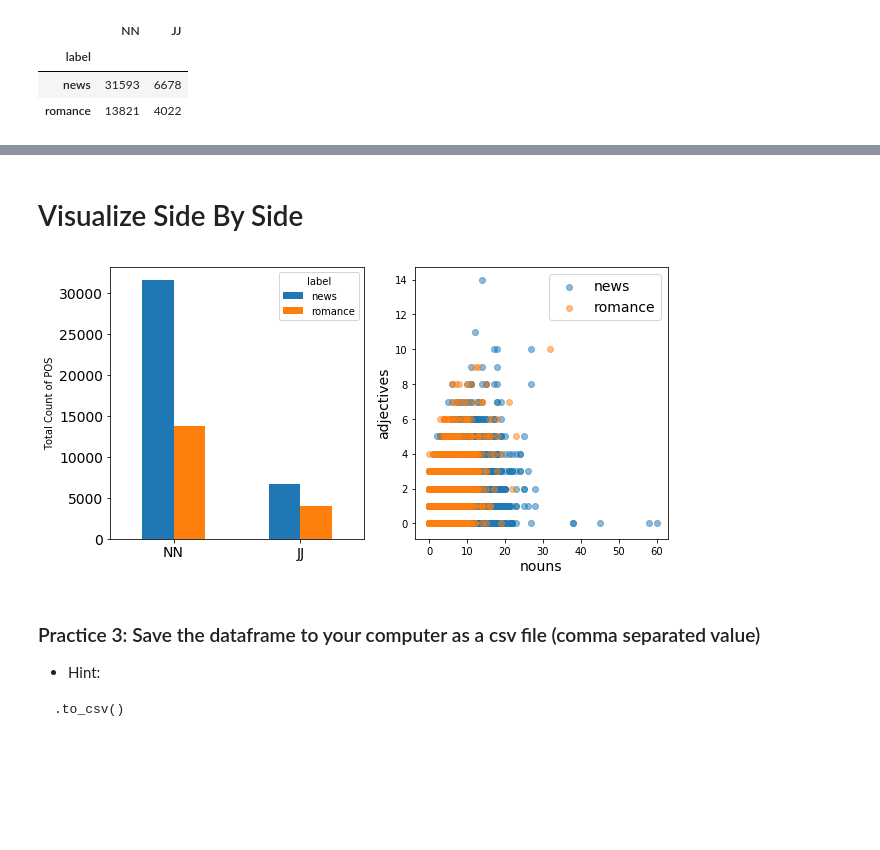
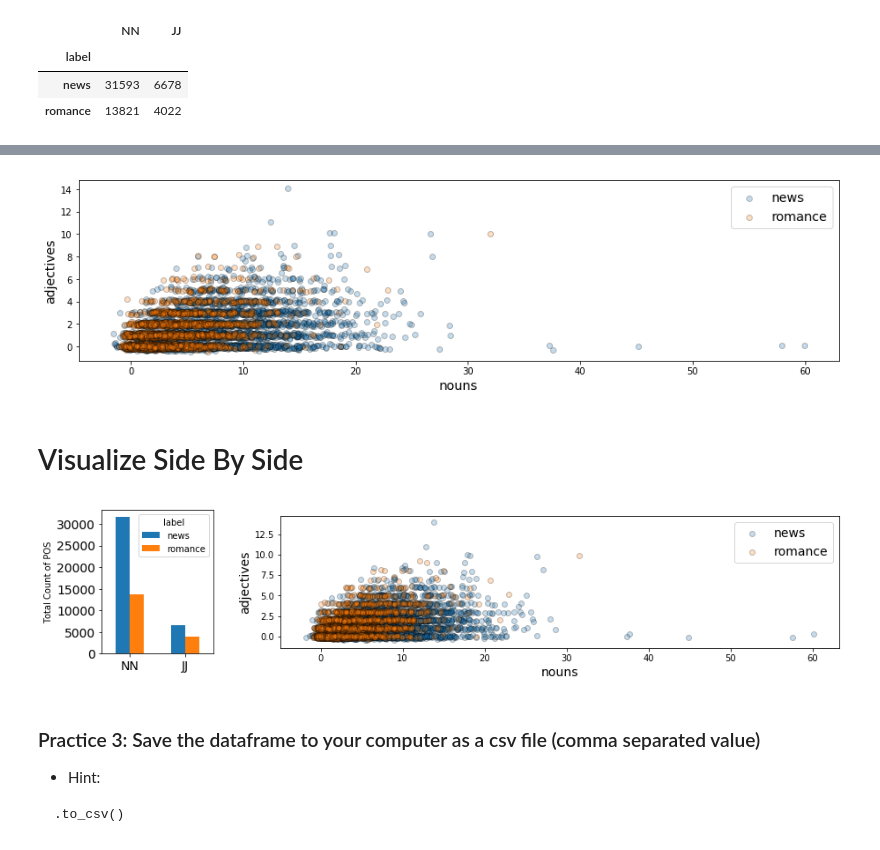
Before and after one commit to rachelrakov/Intro_to_Machine_Learning, a Jupyter notebook: intro_to_ml_with_python.ipynb, the cells around one changed output, grey strips where cells are left out. Cells and saved outputs as stored; diff of their text form; code cells hidden in the pictures; blank space fills up the shorter version.

```diff
--- a/intro_to_ml_with_python.ipynb
+++ b/intro_to_ml_with_python.ipynb
@@ -324,19 +345,37 @@ _ = ax.set_ylabel("adjectives", fontsize=14)
+# %%
+np.random.seed(42)
+
+def jitter(arr):
+    scale = .01*(arr.min() - arr.max())
+    return arr + np.random.randn(arr.shape[0]) * scale
+
+fig, ax = plt.subplots(figsize=(15,10))
+
+_ = ax.scatter(jitter(news['NN']), jitter(news['JJ']), label="news", alpha=.25, edgecolor='k')
+_ = ax.scatter(jitter(romance['NN']), jitter(romance['JJ']), label="romance", alpha=.25, edgecolor='k')
+_ = ax.legend(fontsize=14)
+_ = ax.set_xlabel("nouns", fontsize=14)
+_ = ax.set_ylabel("adjectives", fontsize=14)
+_ = ax.set_aspect("equal")
+# %% [output]
+[figure, added]
 # %% [markdown]
 # Visualize Side By Side
 # %%
-fig, (ax1, ax2) = plt.subplots(ncols=2, figsize=(10,5))
+fig, (ax1, ax2) = plt.subplots(ncols=2, figsize=(15,3), gridspec_kw={'width_ratios':[1,5]})
 
 _ = df.groupby('label').sum().T.plot.bar(ax=ax1, color=['tab:blue','tab:orange'], rot=0,
                                          fontsize=14)
 ax1.set_ylabel("Total Count of POS")
 
-_ = ax2.scatter(news['NN'], news['JJ'], label="news", alpha=.5)
-_ = ax2.scatter(romance['NN'], romance['JJ'], label="romance", alpha=.5)
+_ = ax2.scatter(jitter(news['NN']), jitter(news['JJ']), label="news", alpha=.25, edgecolor='k')
+_ = ax2.scatter(jitter(romance['NN']), jitter(romance['JJ']), label="romance", alpha=.25, edgecolor='k')
 _ = ax2.legend(fontsize=14)
 _ = ax2.set_xlabel("nouns", fontsize=14)
 _ = ax2.set_ylabel("adjectives", fontsize=14)
+_ = ax2.set_aspect('equal')
 # %% [output]
-[figure, old version]
+[figure, new version]
 # %% [markdown]
 ### Practice 3:  Save the dataframe to your computer as a csv file (comma separated value)
 
```
Also changed, not shown: parts of 13 cells of this notebook, 2 other files.
